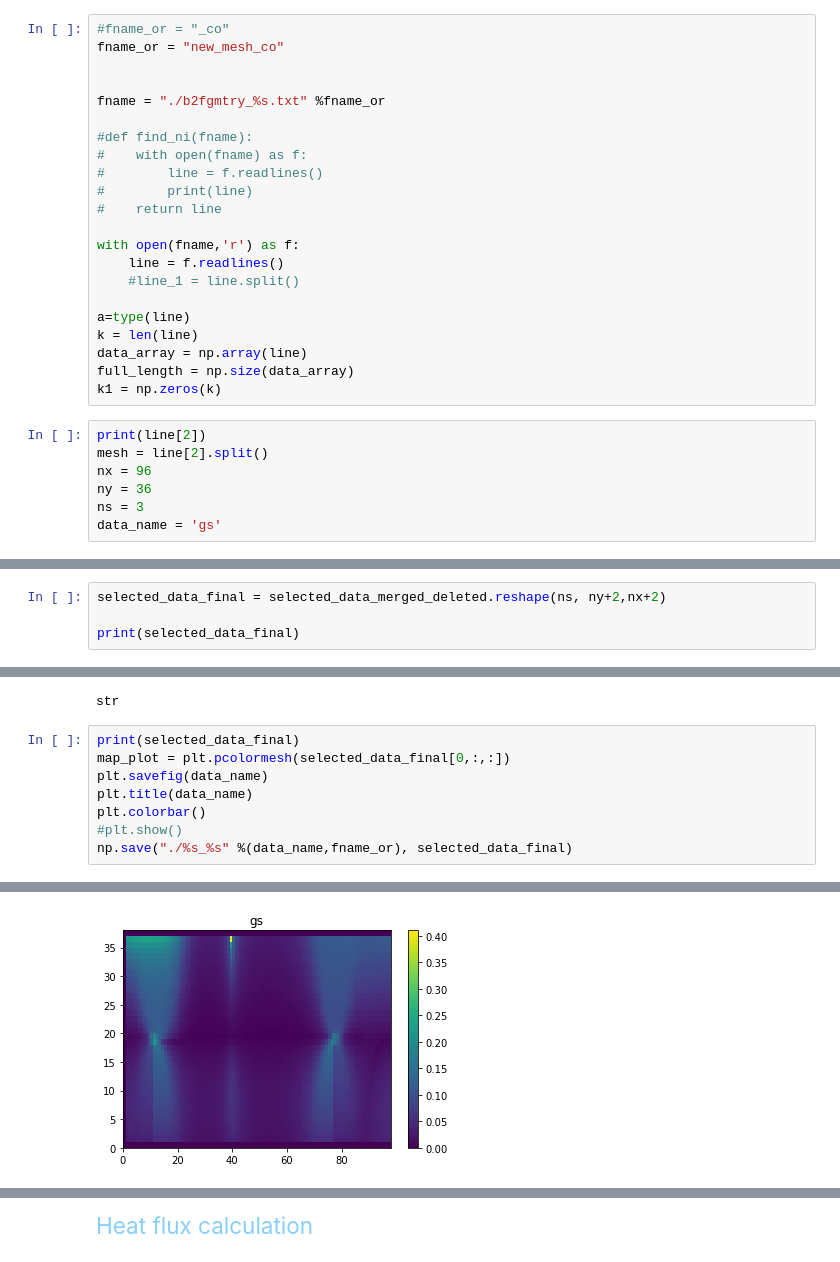
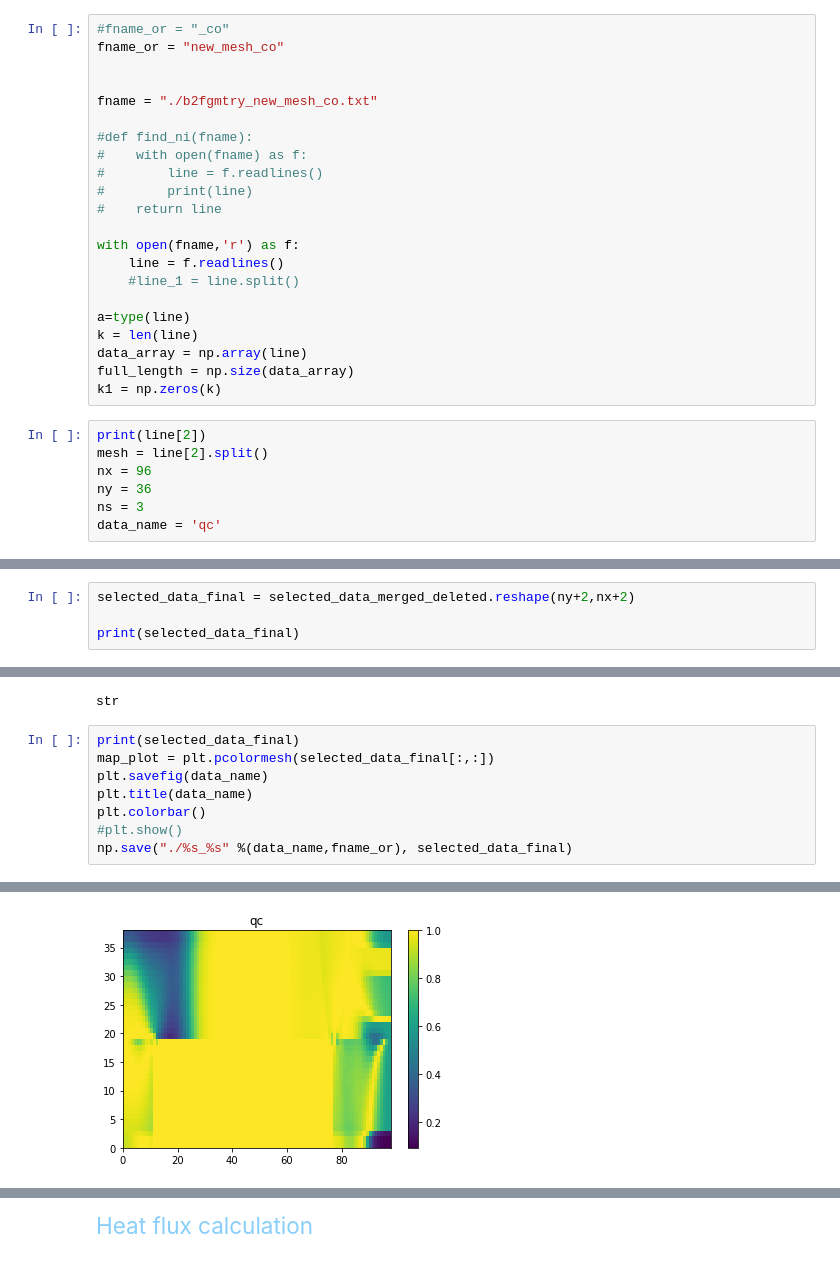
Before and after one commit to ChanYeongL/SOLPS-ITER_analysis, a Jupyter notebook: recons facing.ipynb, the cells around one changed output, grey strips where cells are left out. Cells and saved outputs as stored; diff of their text form.

```diff
--- a/recons facing.ipynb
+++ b/recons facing.ipynb
@@ -42,7 +42,7 @@ def is_valid_string(element):
 fname_or = "new_mesh_co"
 
 
-fname = "./b2fgmtry_%s.txt" %fname_or
+fname = "./b2fgmtry_new_mesh_co.txt"
 
 #def find_ni(fname):
 #    with open(fname) as f:
@@ -65,7 +65,7 @@ mesh = line[2].split()
 nx = 96
 ny = 36
 ns = 3
-data_name = 'gs'
+data_name = 'qc'
 # %% [output]
          96         36
 # %%
@@ -315,5 +293,5 @@ de check 0.00041384786324026
 # %%
-selected_data_final = selected_data_merged_deleted.reshape(ns, ny+2,nx+2)
+selected_data_final = selected_data_merged_deleted.reshape(ny+2,nx+2)
 
 print(selected_data_final)
 # %% [output]
@@ -340,7 +308,7 @@ type(data_name)
 str
 # %%
 print(selected_data_final)
-map_plot = plt.pcolormesh(selected_data_final[0,:,:])
+map_plot = plt.pcolormesh(selected_data_final[:,:])
 plt.savefig(data_name)
 plt.title(data_name)
 plt.colorbar()
@@ -367,4 +325,4 @@ np.save("./%s_%s" %(data_name,fname_or), selected_data_final)
-[figure, old version]
+[figure, new version]
 # %%
 print("I love %s in " % data_name)
 # %% [output]
```
Also changed, not shown: parts of 11 cells of this notebook, 54 other files.
